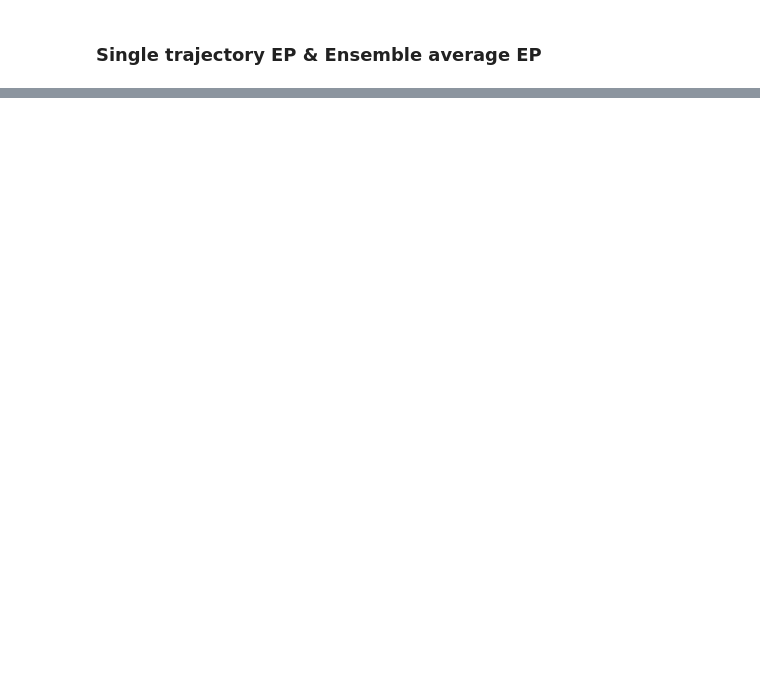
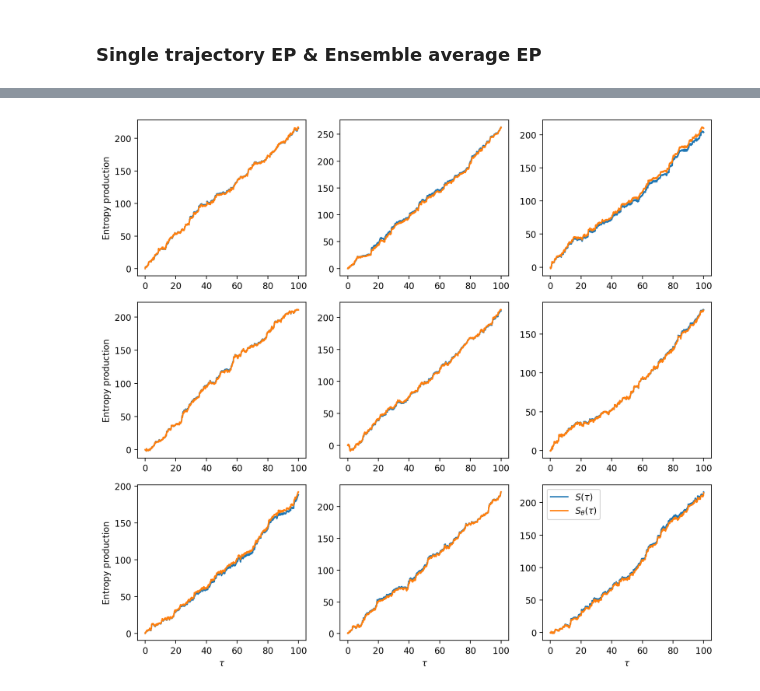
Before and after one commit to kdkyum/neep, a Jupyter notebook: notebooks/bead-spring.ipynb, the cells around one changed output, grey strips where cells are left out. Saved outputs shown, nothing was run; the diff lists cells and outputs as text; code cells hidden in the pictures; blank space fills up the shorter version.

```diff
--- a/notebooks/bead-spring.ipynb
+++ b/notebooks/bead-spring.ipynb
@@ -209,0 +217,19 @@ plt.show()
+# %%
+plt.figure(figsize=(10,9), dpi=100)
+for i in range(9):
+    plt.subplot(3, 3, i+1)
+    idx = i
+    ent = ents[idx]
+    pred = preds[idx]
+    plt.plot(taus, np.cumsum(ent), label='$S(\\tau)$')
+    plt.plot(taus, np.cumsum(pred), label='$S_{\\theta}(\\tau)$')
+    if i >= 6:
+        plt.xlabel('$\\tau$')
+    if i%3==0:
+        plt.ylabel('Entropy production')
+
+plt.legend()
+plt.tight_layout()
+plt.show()
+# %% [output]
+[figure, added]
```
Also changed, not shown: parts of 6 cells of this notebook.
